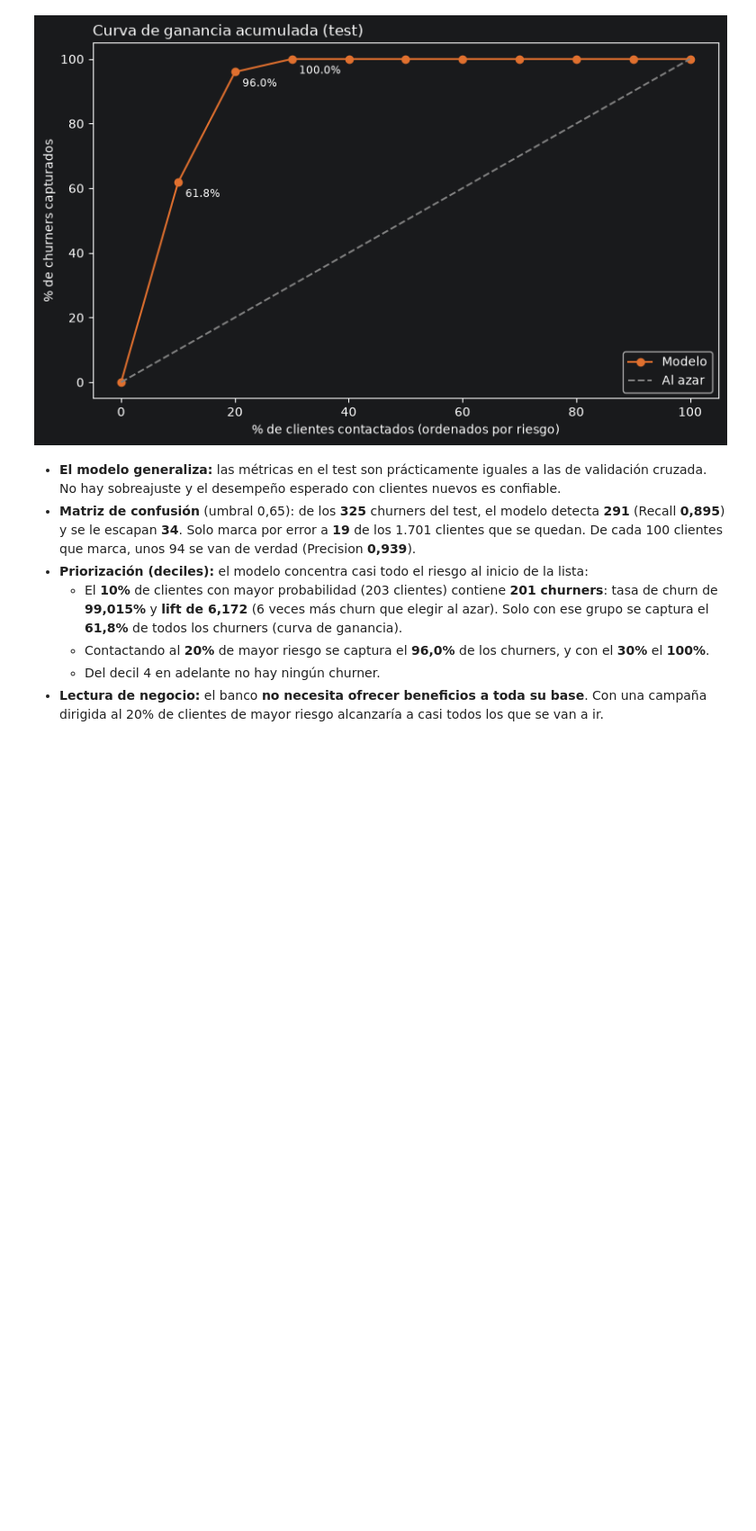
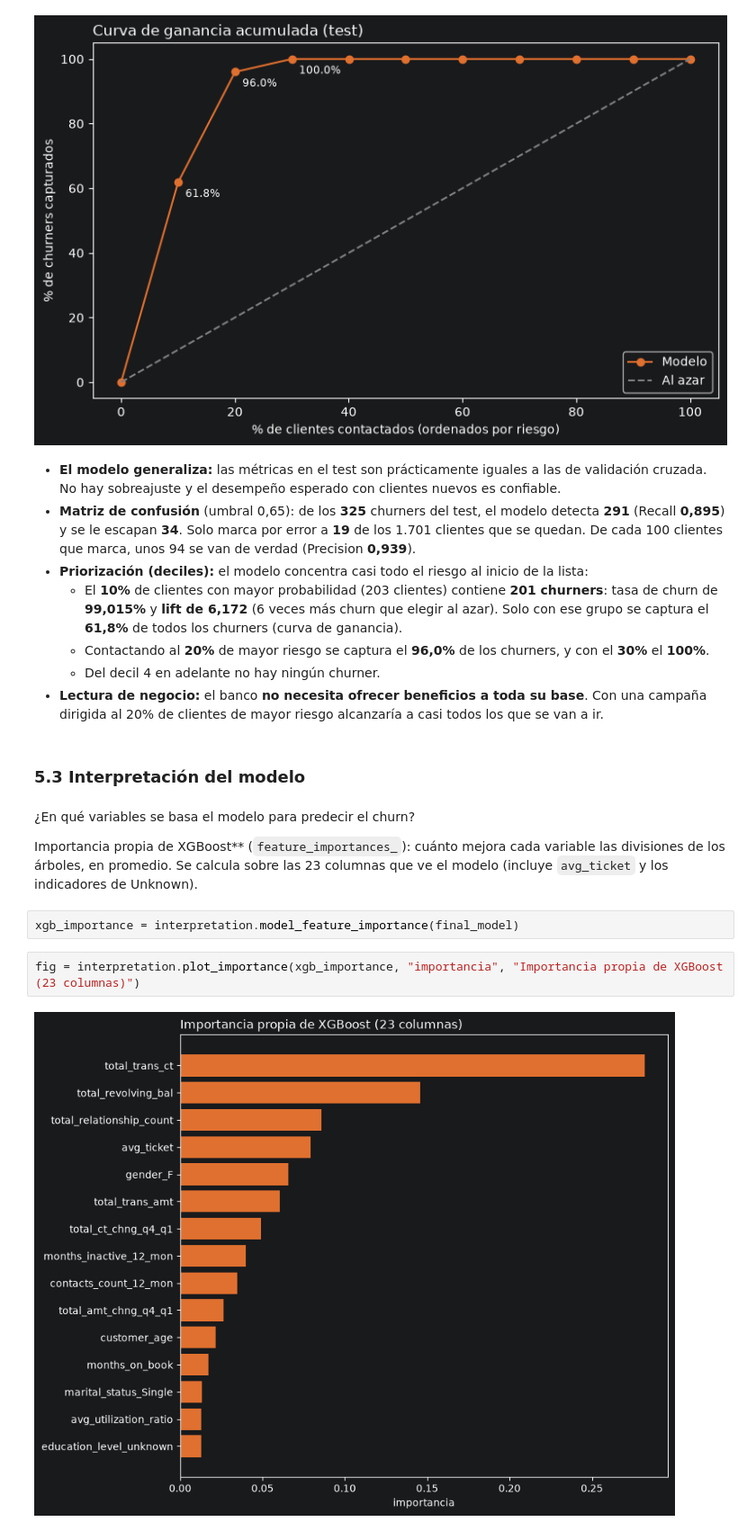
Before and after one commit to crissebasbol/bank_churn_prediction, a Jupyter notebook: notebooks/churn_analysis.ipynb, the cells around one changed output. Shown at 90% size. Saved outputs shown, nothing was run; the diff lists cells and outputs as text; blank space fills up the shorter version.

Commit message:
Fase 5 interpretación

```diff
--- a/notebooks/churn_analysis.ipynb
+++ b/notebooks/churn_analysis.ipynb
@@ -1201,3 +1201,15 @@ viz.save_fig(fig, "14_gain_curve_test")
   - Contactando al **20%** de mayor riesgo se captura el **96,0%** de los churners, y con el **30%** el **100%**.
   - Del decil 4 en adelante no hay ningún churner.
 - **Lectura de negocio:** el banco **no necesita ofrecer beneficios a toda su base**. Con una campaña dirigida al 20% de clientes de mayor riesgo alcanzaría a casi todos los que se van a ir.
+# %% [markdown]
+### 5.3 Interpretación del modelo
+# %% [markdown]
+¿En qué variables se basa el modelo para predecir el churn?
+
+Importancia propia de XGBoost** (`feature_importances_`): cuánto mejora cada variable las divisiones de los árboles, en promedio. Se calcula sobre las 23 columnas que ve el modelo (incluye `avg_ticket` y los indicadores de Unknown).
+# %%
+xgb_importance = interpretation.model_feature_importance(final_model)
+# %%
+fig = interpretation.plot_importance(xgb_importance, "importancia", "Importancia propia de XGBoost (23 columnas)")
+# %% [output]
+[figure, added]
```
Also changed, not shown: parts of 4 cells of this notebook, 3 other files.
